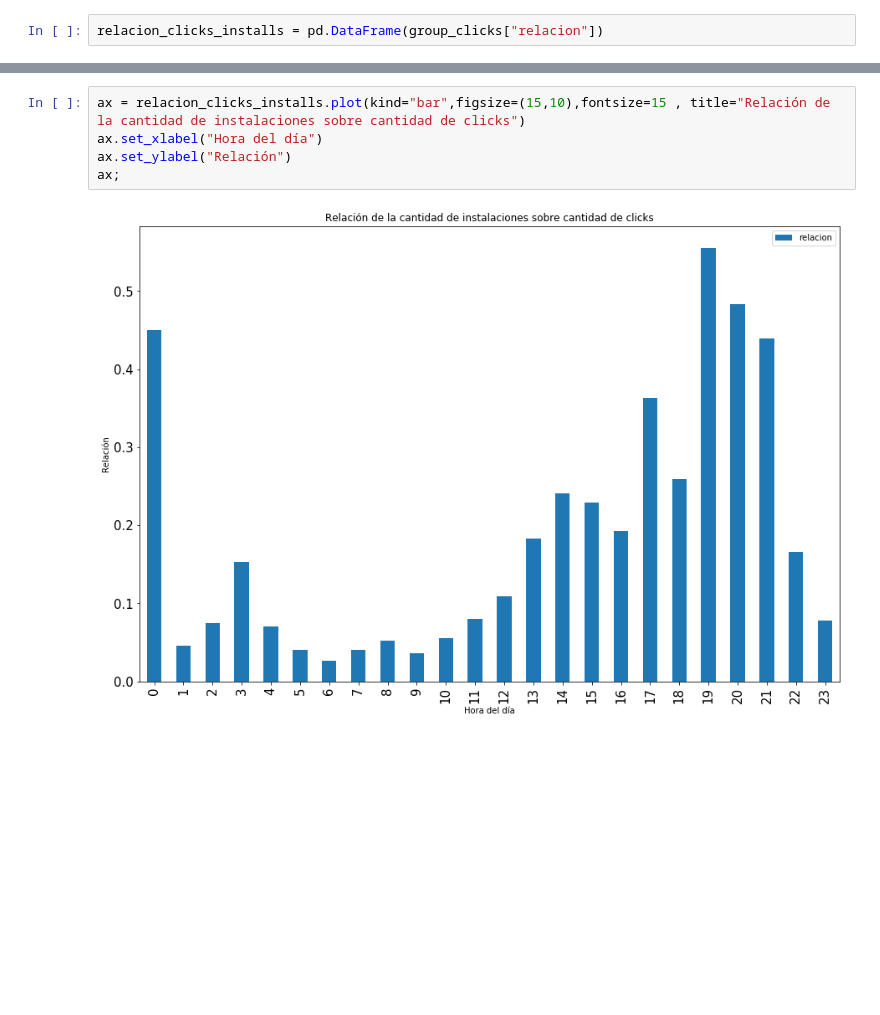
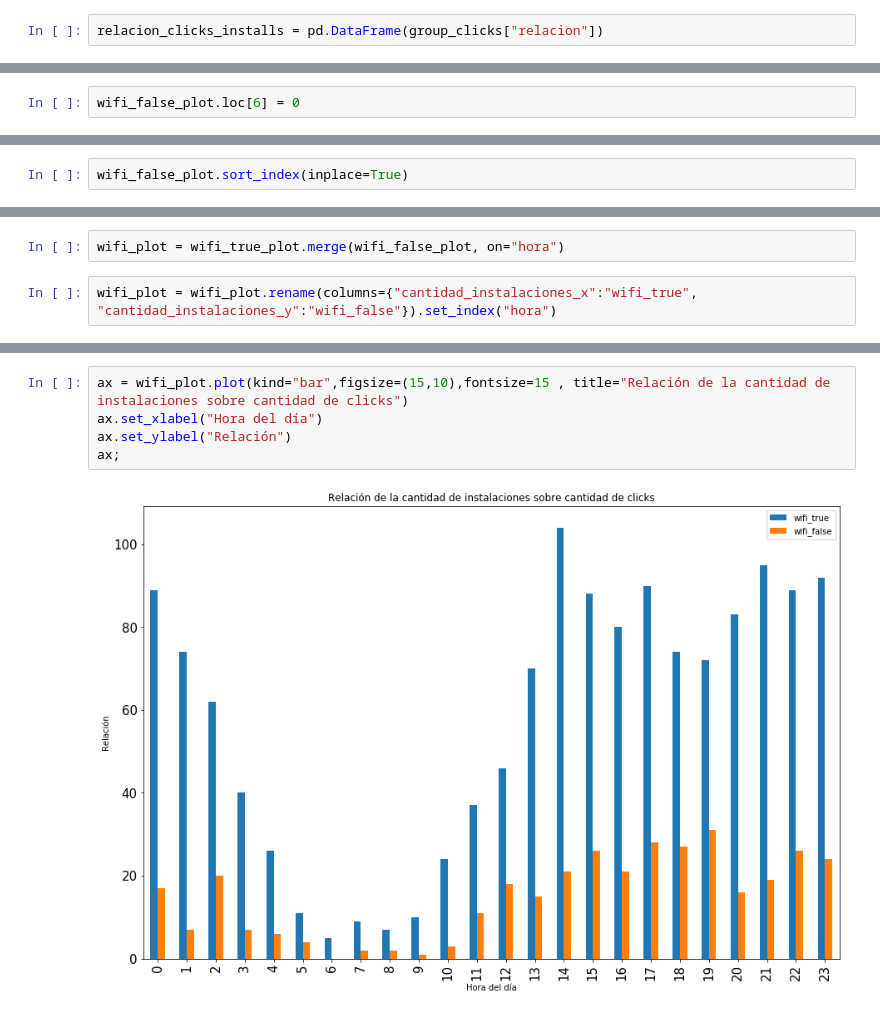
Before and after one commit to AlejandroKler/Datanesa, a Jupyter notebook: analisis_clicks_installs_nico.ipynb, the cells around one changed output, grey strips where cells are left out. Cells and saved outputs as stored; diff of their text form; blank space fills up the shorter version.

```diff
--- a/analisis_clicks_installs_nico.ipynb
+++ b/analisis_clicks_installs_nico.ipynb
@@ -222,0 +252,2 @@ relacion_clicks_installs = pd.DataFrame(group_clicks["relacion"])
+# %%
+wifi_false_plot.loc[6] = 0
@@ -222,0 +264,2 @@ relacion_clicks_installs = pd.DataFrame(group_clicks["relacion"])
+# %%
+wifi_false_plot.sort_index(inplace=True)
@@ -222,0 +275,4 @@ relacion_clicks_installs = pd.DataFrame(group_clicks["relacion"])
+# %%
+wifi_plot = wifi_true_plot.merge(wifi_false_plot, on="hora")
+# %%
+wifi_plot = wifi_plot.rename(columns={"cantidad_instalaciones_x":"wifi_true", "cantidad_instalaciones_y":"wifi_false"}).set_index("hora")
@@ -223,7 +300,7 @@ relacion_clicks_installs = pd.DataFrame(group_clicks["relacion"])
 # %%
-ax = relacion_clicks_installs.plot(kind="bar",figsize=(15,10),fontsize=15 , title="Relación de la cantidad de instalaciones sobre cantidad de clicks")
+ax = wifi_plot.plot(kind="bar",figsize=(15,10),fontsize=15 , title="Relación de la cantidad de instalaciones sobre cantidad de clicks")
 ax.set_xlabel("Hora del día")
 ax.set_ylabel("Relación")
 ax;
 # %% [output]
-[figure, old version]
+[figure, new version]
```
Also changed, not shown: parts of 19 cells of this notebook, 14 other files.
